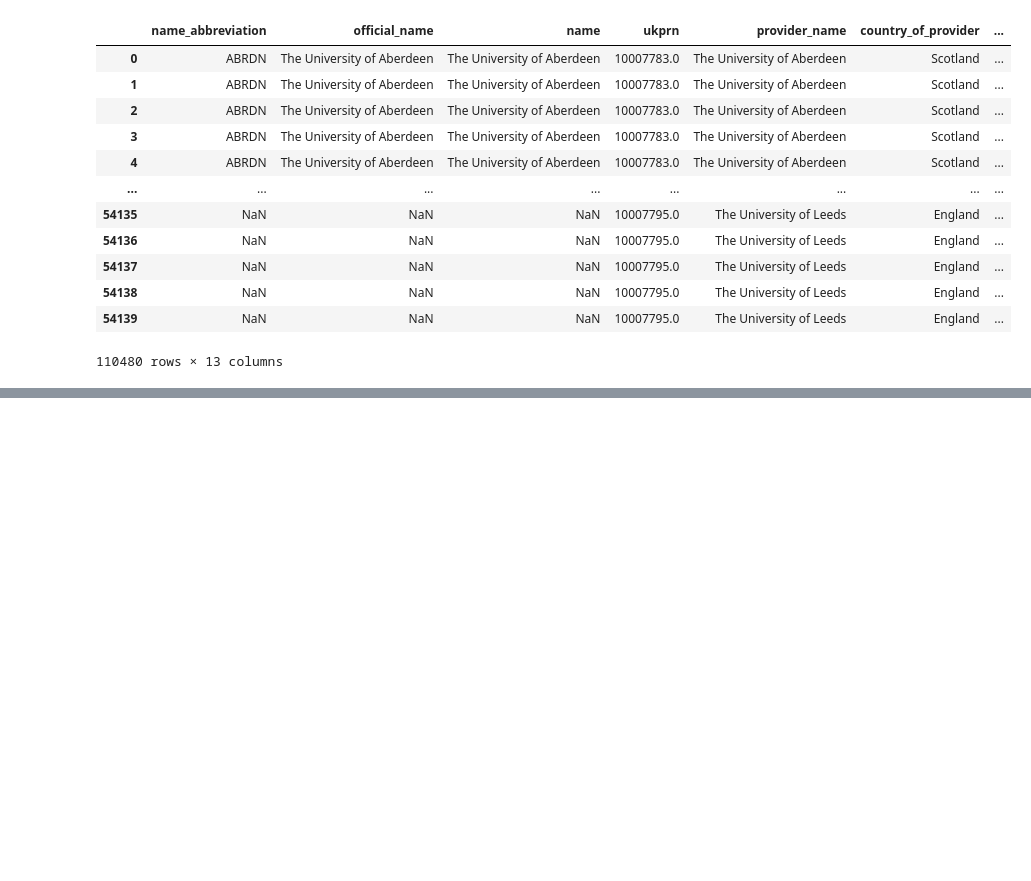
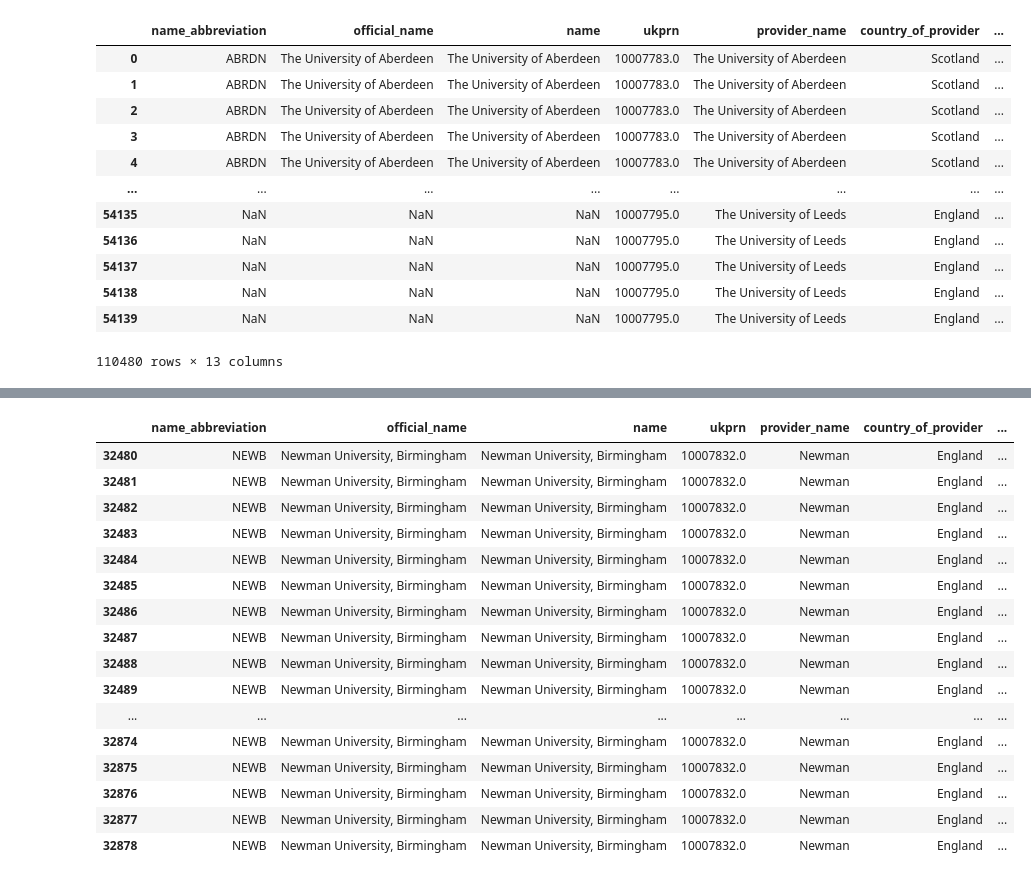
Before and after one commit to DSloan10/pcc_python_projects, a Jupyter notebook: hesa_project/Clean_up.ipynb, the cells around one changed output, grey strips where cells are left out. Saved outputs shown, nothing was run; the diff lists cells and outputs as text; code cells hidden in the pictures; blank space fills up the shorter version.

```diff
--- a/hesa_project/Clean_up.ipynb
+++ b/hesa_project/Clean_up.ipynb
@@ -598,0 +612,24 @@ Cool, so looks like I've found them.
+# %%
+check_the_missing["name_abbreviation"] = check_the_missing["name_abbreviation"].fillna("NEWB")
+check_the_missing["official_name"] = check_the_missing["official_name"].fillna("Newman University, Birmingham")
+check_the_missing["name"] = check_the_missing["name"].fillna("Newman University, Birmingham")
+# %%
+check_the_missing
+# %% [output]
+|  | name_abbreviation | official_name | name | ukprn | provider_name | country_of_provider | ... |
+| 32480 | NEWB | Newman University, Birmingham | Newman University, Birmingham | 10007832.0 | Newman | England | ... |
+| 32481 | NEWB | Newman University, Birmingham | Newman University, Birmingham | 10007832.0 | Newman | England | ... |
+| 32482 | NEWB | Newman University, Birmingham | Newman University, Birmingham | 10007832.0 | Newman | England | ... |
+| 32483 | NEWB | Newman University, Birmingham | Newman University, Birmingham | 10007832.0 | Newman | England | ... |
+| 32484 | NEWB | Newman University, Birmingham | Newman University, Birmingham | 10007832.0 | Newman | England | ... |
+| 32485 | NEWB | Newman University, Birmingham | Newman University, Birmingham | 10007832.0 | Newman | England | ... |
+| 32486 | NEWB | Newman University, Birmingham | Newman University, Birmingham | 10007832.0 | Newman | England | ... |
+| 32487 | NEWB | Newman University, Birmingham | Newman University, Birmingham | 10007832.0 | Newman | England | ... |
+| 32488 | NEWB | Newman University, Birmingham | Newman University, Birmingham | 10007832.0 | Newman | England | ... |
+| 32489 | NEWB | Newman University, Birmingham | Newman University, Birmingham | 10007832.0 | Newman | England | ... |
+| ... | ... | ... | ... | ... | ... | ... | ... |
+| 32874 | NEWB | Newman University, Birmingham | Newman University, Birmingham | 10007832.0 | Newman | England | ... |
+| 32875 | NEWB | Newman University, Birmingham | Newman University, Birmingham | 10007832.0 | Newman | England | ... |
+| 32876 | NEWB | Newman University, Birmingham | Newman University, Birmingham | 10007832.0 | Newman | England | ... |
+| 32877 | NEWB | Newman University, Birmingham | Newman University, Birmingham | 10007832.0 | Newman | England | ... |
+| 32878 | NEWB | Newman University, Birmingham | Newman University, Birmingham | 10007832.0 | Newman | England | ... |
```
Also changed, not shown: parts of 14 cells of this notebook.
